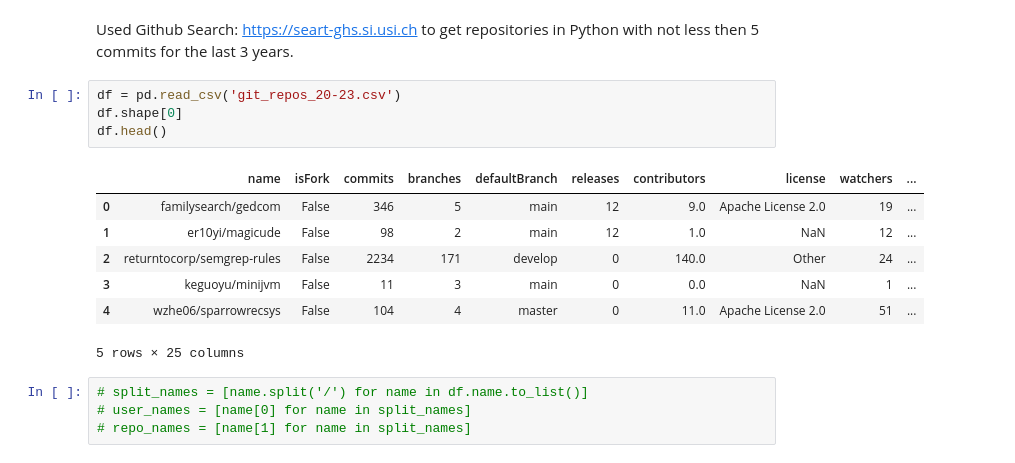
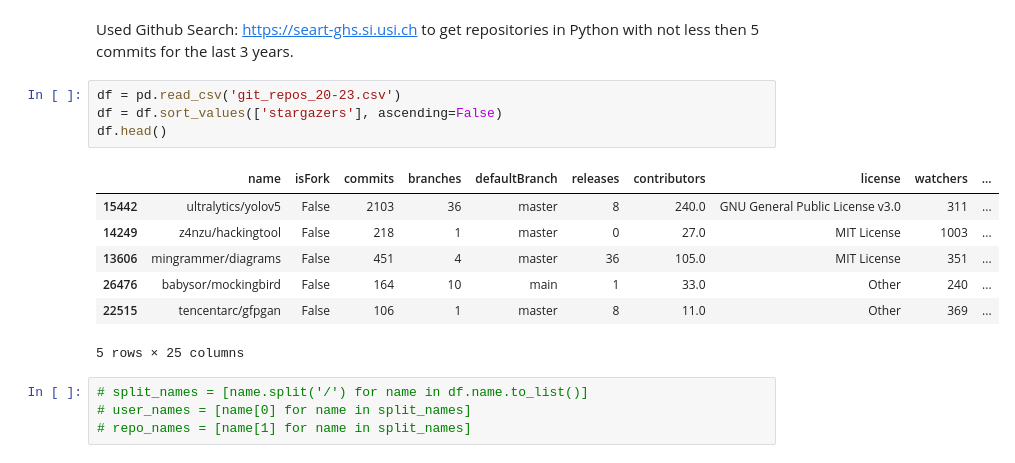
Before and after one commit to JetBrains-Research/nn-design-smells, a Jupyter notebook: github-scrap/GitHubScrap.ipynb, the cells around one changed output. Saved outputs shown, nothing was run; the diff lists cells and outputs as text.

```diff
--- a/github-scrap/GitHubScrap.ipynb
+++ b/github-scrap/GitHubScrap.ipynb
@@ -14,15 +14,15 @@ from csv import DictWriter
 Used Github Search: https://seart-ghs.si.usi.ch to get repositories in Python with not less then 5 commits for the last 3 years.
 # %%
 df = pd.read_csv('git_repos_20-23.csv')
-df.shape[0]
+df = df.sort_values(['stargazers'], ascending=False)
 df.head()
 # %% [output]
 |  | name | isFork | commits | branches | defaultBranch | releases | contributors | license | watchers | ... |
-| 0 | familysearch/gedcom | False | 346 | 5 | main | 12 | 9.0 | Apache License 2.0 | 19 | ... |
-| 1 | er10yi/magicude | False | 98 | 2 | main | 12 | 1.0 | NaN | 12 | ... |
-| 2 | returntocorp/semgrep-rules | False | 2234 | 171 | develop | 0 | 140.0 | Other | 24 | ... |
-| 3 | keguoyu/minijvm | False | 11 | 3 | main | 0 | 0.0 | NaN | 1 | ... |
-| 4 | wzhe06/sparrowrecsys | False | 104 | 4 | master | 0 | 11.0 | Apache License 2.0 | 51 | ... |
+| 15442 | ultralytics/yolov5 | False | 2103 | 36 | master | 8 | 240.0 | GNU General Public License v3.0 | 311 | ... |
+| 14249 | z4nzu/hackingtool | False | 218 | 1 | master | 0 | 27.0 | MIT License | 1003 | ... |
+| 13606 | mingrammer/diagrams | False | 451 | 4 | master | 36 | 105.0 | MIT License | 351 | ... |
+| 26476 | babysor/mockingbird | False | 164 | 10 | main | 1 | 33.0 | Other | 240 | ... |
+| 22515 | tencentarc/gfpgan | False | 106 | 1 | master | 8 | 11.0 | Other | 369 | ... |
 5 rows × 25 columns
 # %%
 # split_names = [name.split('/') for name in df.name.to_list()]
```
Also changed, not shown: parts of 5 cells of this notebook, 1 other file.
